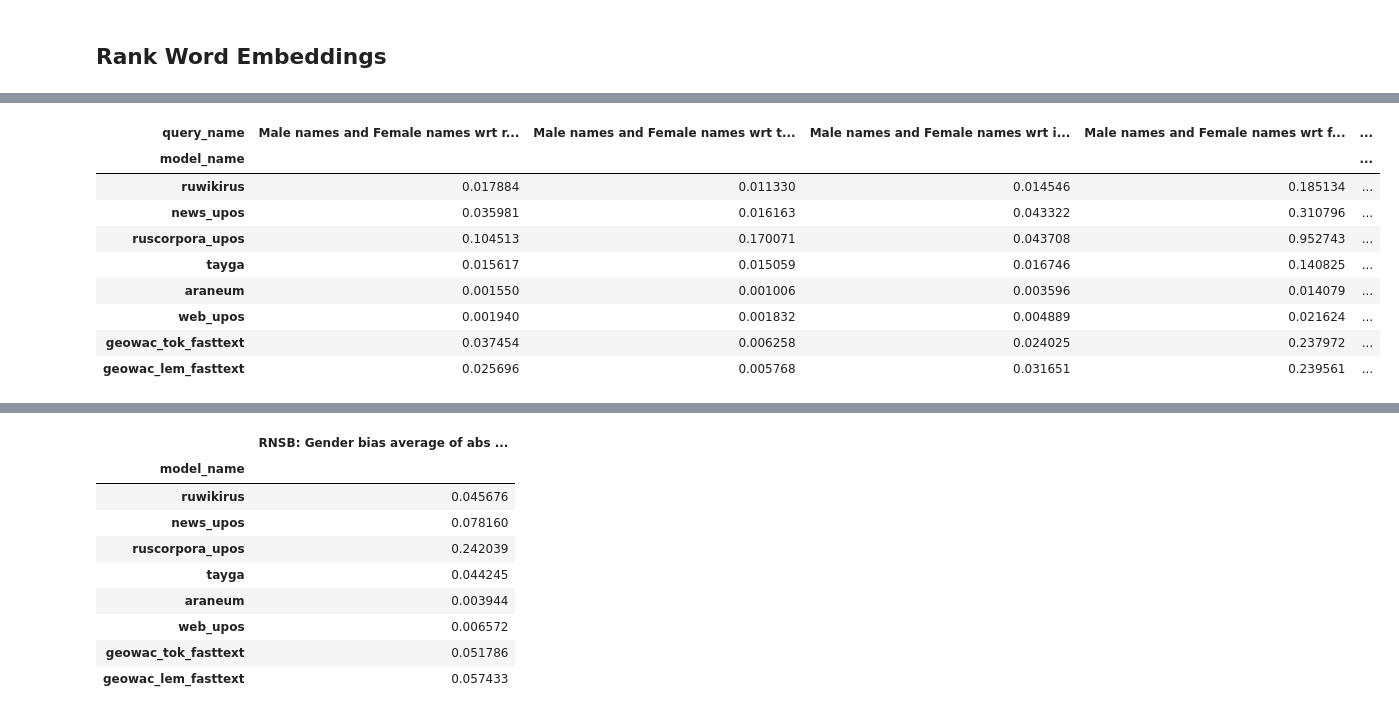
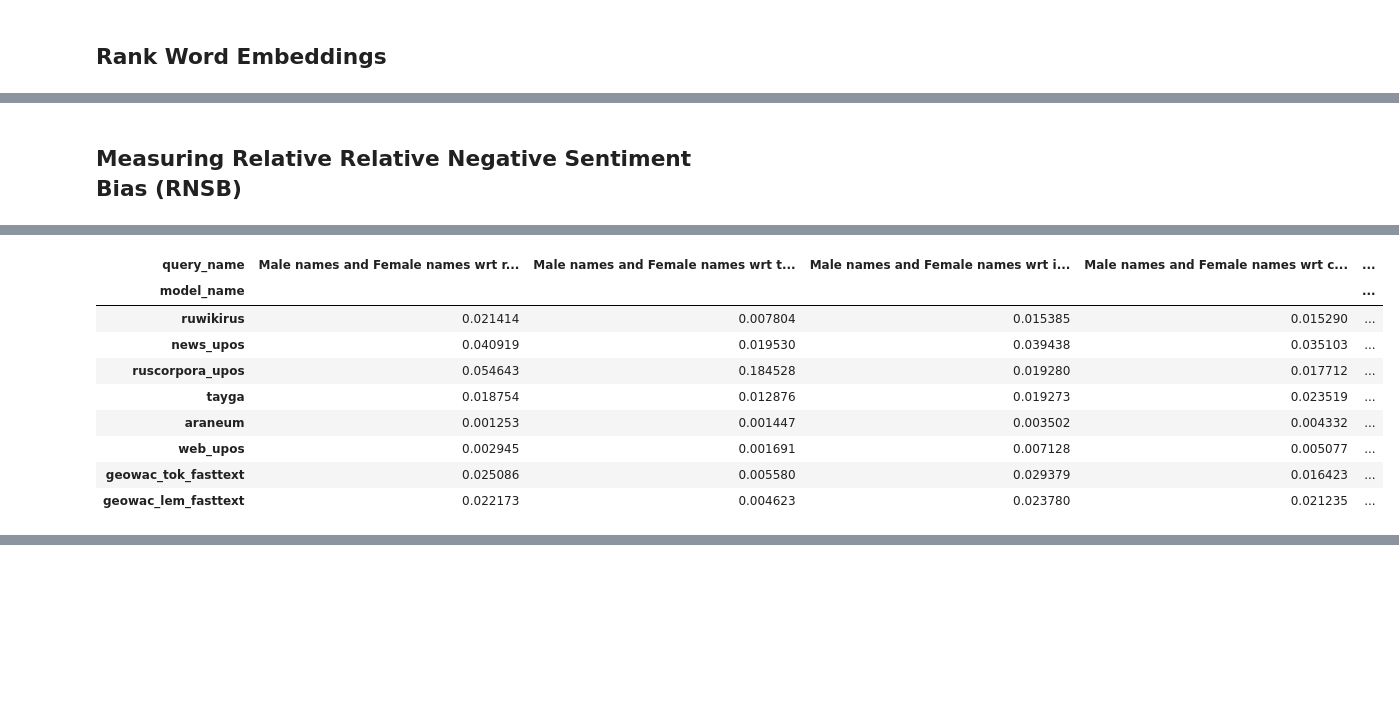
Before and after one commit to tatiana-merz/gender_bias_rusvectores, a Jupyter notebook: Gender Bias Rusvectores WEAT.ipynb, the cells around one changed output, grey strips where cells are left out. Drawn from its saved outputs; the diff is of its cells as text; code cells hidden in the pictures; blank space fills up the shorter version.

Commit message:
weat new

```diff
--- a/Gender Bias Rusvectores WEAT.ipynb
+++ b/Gender Bias Rusvectores WEAT.ipynb
@@ -267,23 +305,40 @@ gender_intell_appear_query_noPOS = Query(
 
 gender_car_fam_query_noPOS = Query(
     [male_terms_noPOS, female_terms_noPOS],
-    [df_noPOS["career_family.txt"].family.tolist(), df_noPOS["career_family.txt"].career.tolist()],
+    [df_noPOS["career_family.txt"].career.tolist(), df_noPOS["career_family.txt"].family.tolist()],
     ['Male names', 'Female names'],
-    ['family', 'career'])
+    ['career', 'family'])
 
 gender_sci_art_query_noPOS = Query(
     [male_terms_noPOS, female_terms_noPOS],
     [df_noPOS["science_arts.txt"].science.tolist(), df_noPOS["science_arts.txt"].arts.tolist()],
     ['Male names', 'Female names'],
     ['science', 'arts'])
+
+gender_sci_art_query_noPOS = Query(
+    [male_terms_noPOS, female_terms_noPOS],
+    [df_noPOS["science_arts.txt"].science.tolist(), df_noPOS["science_arts.txt"].arts.tolist()],
+    ['Male names', 'Female names'],
+    ['science', 'arts'])
+
+gender_str_weak_query_noPOS = Query(
+    [male_terms_noPOS, female_terms_noPOS],
+    [df_noPOS["strong_weak.txt"].strength.tolist(), df_noPOS["strong_weak.txt"].weakness.tolist()],
+    ['Male names', 'Female names'],
+    ['strength', 'weakness'])
 # %%
 queries_noPOS = [
     gender_rational_emotional_query_noPOS,
     gender_tech_hum_query_noPOS,
     gender_intell_appear_query_noPOS,
     gender_car_fam_query_noPOS,
-    gender_sci_art_query_noPOS
+    gender_sci_art_query_noPOS,
+    gender_str_weak_query_noPOS
 ]
+# %%
+### assigning models to a list
+models = [word2vec_ruwikiruscorpora, word2vec_news_upos, word2vec_ruscorpora,
+          word2vec_tayga, word2vec_araneum, word2vec_web_upos]
 # %%
 ### assigning models to a list
-models_noPOS = [word2vec_geowac_tok_fasttext, word2vec_geowac_lem_fasttext]s
+models_noPOS = [word2vec_geowac_tok_fasttext, word2vec_geowac_lem_fasttext]
@@ -357,3 +421,5 @@ ranking
+# %% [markdown]
+## Measuring Relative Relative Negative Sentiment Bias (RNSB)
 # %%
 # run the queries for all models and all topics
 res1rnsb = run_queries(RNSB, queries, models)
@@ -362,5 +428,6 @@ res1rnsb = run_queries(RNSB, queries, models)
 res2rnsb = run_queries(RNSB, queries_noPOS, models_noPOS)
 
 resultsrnsb = pd.concat([res1rnsb, res2rnsb])
+resultsrnsb.to_csv("rnsb_results.tsv", sep="\t")
 resultsrnsb
 # %% [output]
@@ -367,10 +438,10 @@ resultsrnsb
-| query_name | Male names and Female names wrt r... | Male names and Female names wrt t... | Male names and Female names wrt i... | Male names and Female names wrt f... | ... |
+| query_name | Male names and Female names wrt r... | Male names and Female names wrt t... | Male names and Female names wrt i... | Male names and Female names wrt c... | ... |
 | model_name |  |  |  |  | ... |
-| ruwikirus | 0.017884 | 0.011330 | 0.014546 | 0.185134 | ... |
-| news_upos | 0.035981 | 0.016163 | 0.043322 | 0.310796 | ... |
-| ruscorpora_upos | 0.104513 | 0.170071 | 0.043708 | 0.952743 | ... |
-| tayga | 0.015617 | 0.015059 | 0.016746 | 0.140825 | ... |
-| araneum | 0.001550 | 0.001006 | 0.003596 | 0.014079 | ... |
-| web_upos | 0.001940 | 0.001832 | 0.004889 | 0.021624 | ... |
-| geowac_tok_fasttext | 0.037454 | 0.006258 | 0.024025 | 0.237972 | ... |
-| geowac_lem_fasttext | 0.025696 | 0.005768 | 0.031651 | 0.239561 | ... |
+| ruwikirus | 0.021414 | 0.007804 | 0.015385 | 0.015290 | ... |
+| news_upos | 0.040919 | 0.019530 | 0.039438 | 0.035103 | ... |
+| ruscorpora_upos | 0.054643 | 0.184528 | 0.019280 | 0.017712 | ... |
+| tayga | 0.018754 | 0.012876 | 0.019273 | 0.023519 | ... |
+| araneum | 0.001253 | 0.001447 | 0.003502 | 0.004332 | ... |
+| web_upos | 0.002945 | 0.001691 | 0.007128 | 0.005077 | ... |
+| geowac_tok_fasttext | 0.025086 | 0.005580 | 0.029379 | 0.016423 | ... |
+| geowac_lem_fasttext | 0.022173 | 0.004623 | 0.023780 | 0.021235 | ... |
@@ -379,22 +452,2 @@ plot_queries_results(rnsb_results)
 # %% [output]
 [interactive output not drawn]
-# %%
-# run the queries for all models and all topics
-res1rnsb = run_queries(RNSB, queries, models,aggregate_results=True,return_only_aggregation=True,queries_set_name='Gender bias')
-#res2 = run_queries(WEAT, queries_noPOS, models_noPOS, warn_not_found_words=False)
-
-res2rnsb = run_queries(RNSB, queries_noPOS, models_noPOS,aggregate_results=True,return_only_aggregation=True,queries_set_name='Gender bias')
-
-resultsrnsb = pd.concat([res1rnsb, res2rnsb])
-resultsrnsb
-# %% [output]
-|  | RNSB: Gender bias average of abs ... |
-| model_name |  |
-| ruwikirus | 0.045676 |
-| news_upos | 0.078160 |
-| ruscorpora_upos | 0.242039 |
-| tayga | 0.044245 |
-| araneum | 0.003944 |
-| web_upos | 0.006572 |
-| geowac_tok_fasttext | 0.051786 |
-| geowac_lem_fasttext | 0.057433 |
```
Also changed, not shown: parts of 22 cells of this notebook.
